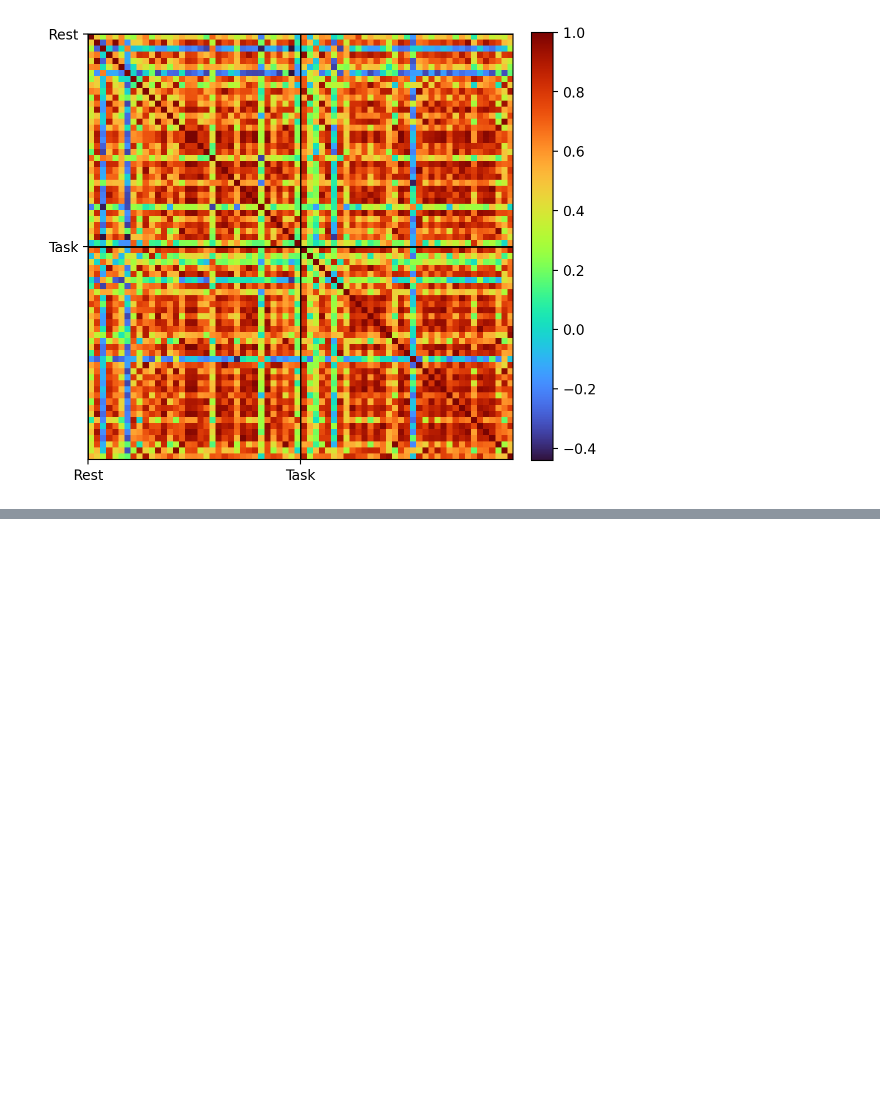
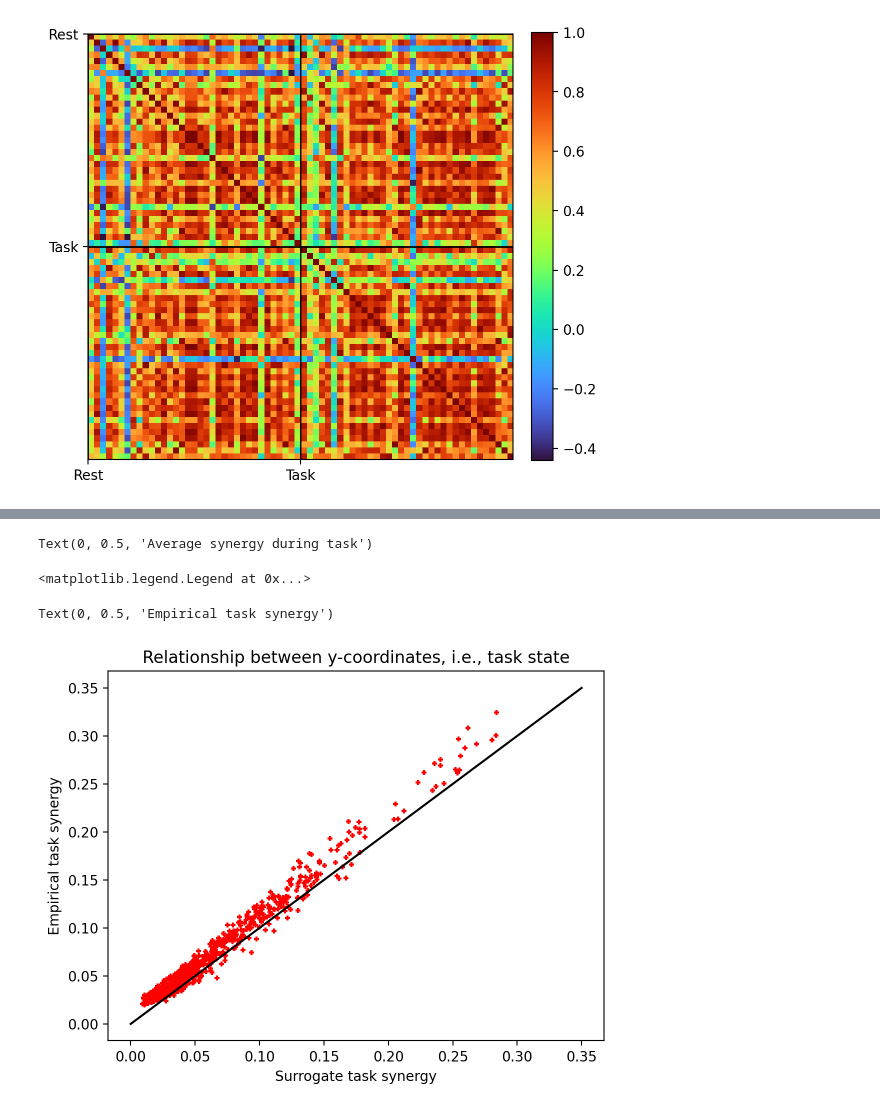
Before and after one commit to SigmaField/PID_Arithmetic_Code, a Jupyter notebook: Visualizations-ArithmeticTasksPID.ipynb, the cells around one changed output, grey strips where cells are left out. Drawn from its saved outputs; the diff is of its cells as text; code cells hidden in the pictures; blank space fills up the shorter version.

```diff
--- a/Visualizations-ArithmeticTasksPID.ipynb
+++ b/Visualizations-ArithmeticTasksPID.ipynb
@@ -487,0 +493,10 @@ plt.colorbar(fraction=0.046, pad=0.04)
+# %%
+surrogate_dynamics = pd.read_csv(r'G:\My Drive\data_research\NeuNet\PID_Arithmetic\resultsPID\avg_synergies_surrogates_discrete_5symbols.txt')
+# %%
+empirical_dynamics = pd.read_csv(r'G:\My Drive\data_research\NeuNet\PID_Arithmetic\resultsPID\avg_synergies_empirical_discrete_5symbols.txt')
+# %%
+plt.scatter(surrogate_dynamics['rest'],surrogate_dynamics['task'],s=1,marker='.')
+plt.xlabel('Average synergy during rest')
+plt.ylabel('Average synergy during task')
+# %% [output]
+Text(0, 0.5, 'Average synergy during task')
@@ -487,0 +506,26 @@ plt.colorbar(fraction=0.046, pad=0.04)
+# %%
+# %matplotlib qt
+
+x1,y1 = surrogate_dynamics['rest'],surrogate_dynamics['task']
+x2,y2 = empirical_dynamics['rest'],empirical_dynamics['task']
+
+fig, ax = plt.subplots()
+ax.scatter(x1, y1,label='surrogates')
+ax.scatter(x2, y2,label='empirical')
+
+for i, txt in enumerate(labels[:k]):
+    ax.annotate(txt, (x1[i], y1[i]),color='blue')
+    ax.annotate(txt, (x2[i], y2[i]),color='red')
+
+plt.legend(frameon=False)
+# %% [output]
+<matplotlib.legend.Legend at 0x...>
+# %%
+plt.title('Relationship between y-coordinates, i.e., task state')
+plt.scatter(surrogate_dynamics['task'],empirical_dynamics['task'],s=15,marker='+',color='red')
+plt.plot(np.linspace(0,0.35),np.linspace(0,0.35),c='black')
+plt.xlabel('Surrogate task synergy')
+plt.ylabel('Empirical task synergy')
+# %% [output]
+Text(0, 0.5, 'Empirical task synergy')
+[figure, added]
```
Also changed, not shown: parts of 11 cells of this notebook, 7 other files.
